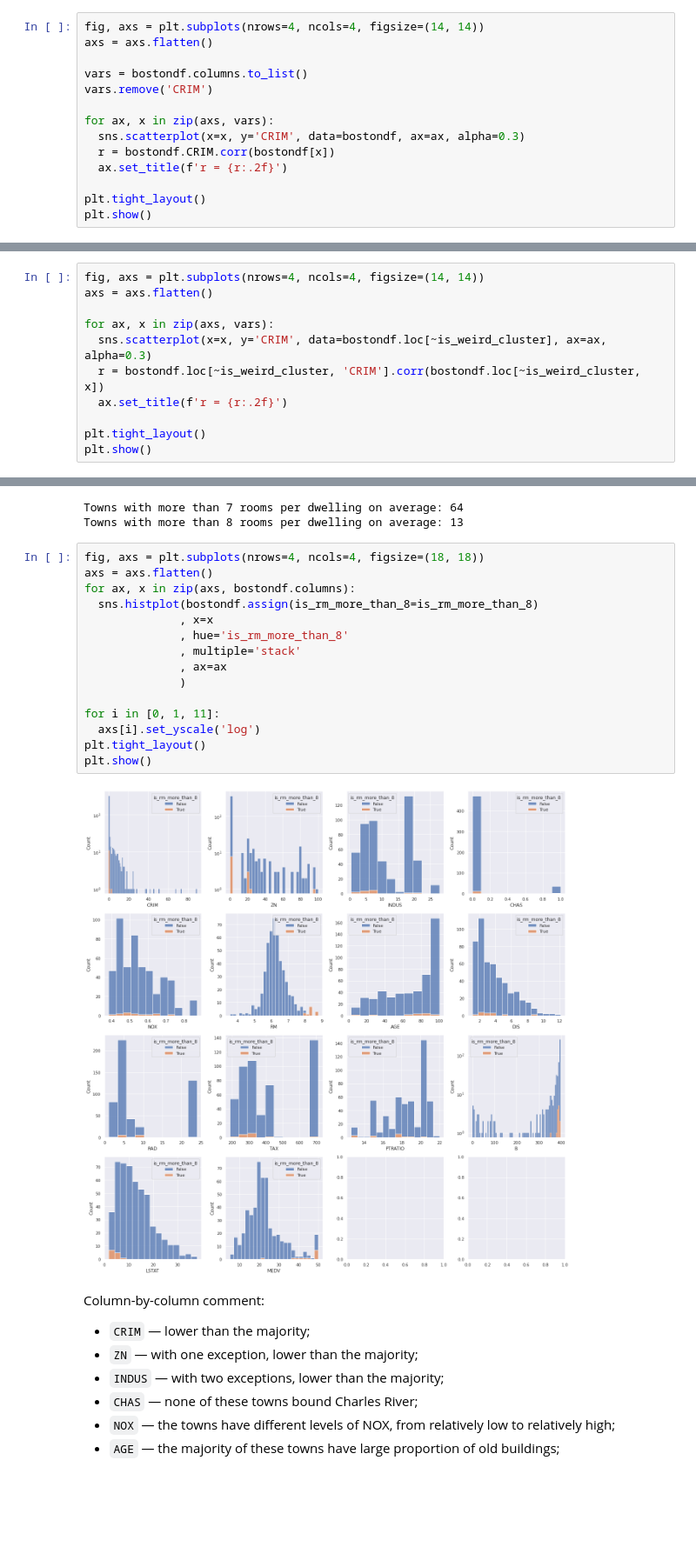
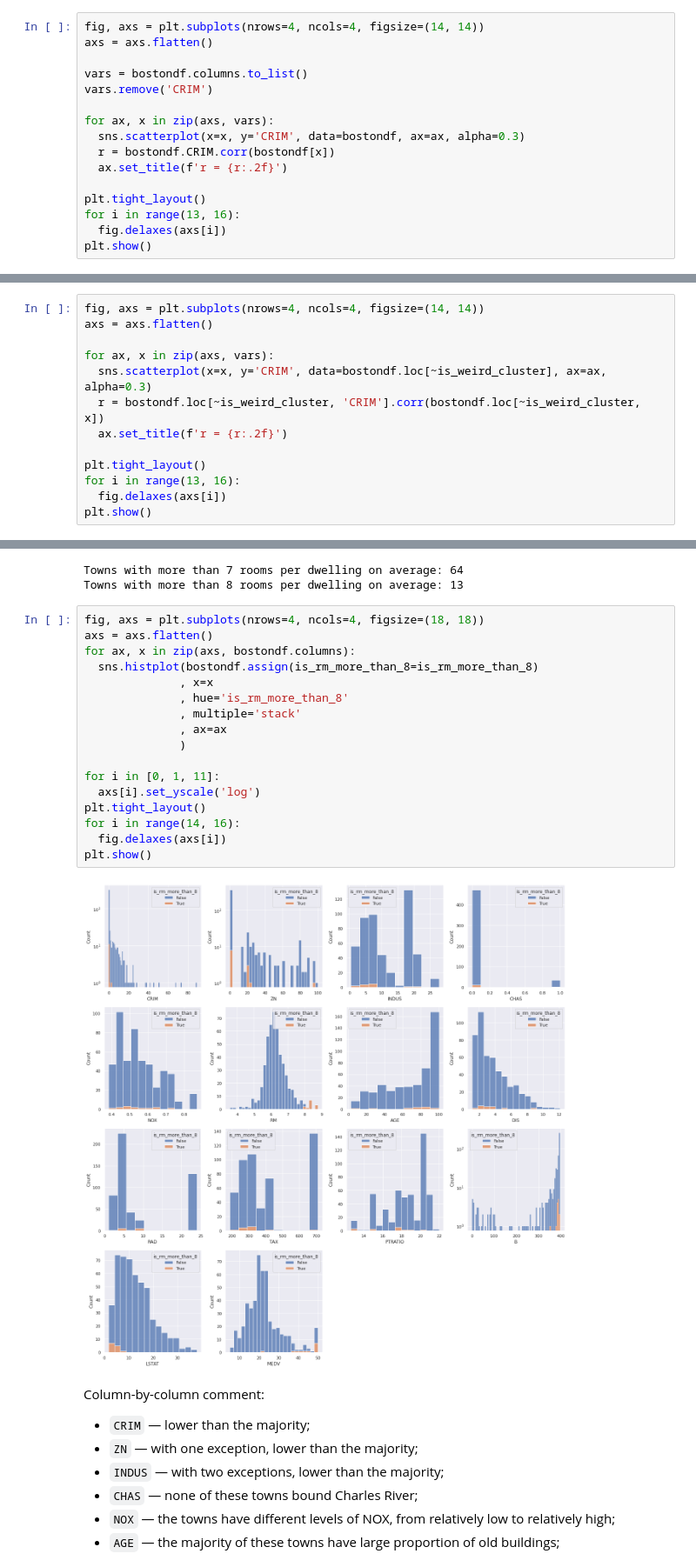
Before and after one commit to onishchenkoar/isl, a Jupyter notebook: ISLR,_Chapter_2,_exercise_10_(Boston).ipynb, the cells around one changed output, grey strips where cells are left out. Shown at 87% size. Drawn from its saved outputs; the diff is of its cells as text; blank space fills up the shorter version.

```diff
--- a/ISLR,_Chapter_2,_exercise_10_(Boston).ipynb
+++ b/ISLR,_Chapter_2,_exercise_10_(Boston).ipynb
@@ -218,5 +217,7 @@ for ax, x in zip(axs, vars):
   ax.set_title(f'r = {r:.2f}')
 
 plt.tight_layout()
+for i in range(13, 16):
+  fig.delaxes(axs[i])
 plt.show()
 # %% [output]
@@ -233,5 +234,7 @@ for ax, x in zip(axs, vars):
   ax.set_title(f'r = {r:.2f}')
 
 plt.tight_layout()
+for i in range(13, 16):
+  fig.delaxes(axs[i])
 plt.show()
 # %% [output]
@@ -343,20 +346,22 @@ Towns with more than 8 rooms per dwelling on average: 13
 # %%
 fig, axs = plt.subplots(nrows=4, ncols=4, figsize=(18, 18))
 axs = axs.flatten()
 for ax, x in zip(axs, bostondf.columns):
   sns.histplot(bostondf.assign(is_rm_more_than_8=is_rm_more_than_8)
               , x=x
               , hue='is_rm_more_than_8'
               , multiple='stack'
               , ax=ax
               )
 
 for i in [0, 1, 11]:
   axs[i].set_yscale('log')
 plt.tight_layout()
+for i in range(14, 16):
+  fig.delaxes(axs[i])
 plt.show()
 # %% [output]
-[figure, old version]
+[figure, new version]
 # %% [markdown]
 Column-by-column comment:
 * `CRIM` &mdash; lower than the majority;
```
Also changed, not shown: parts of 3 cells of this notebook.
